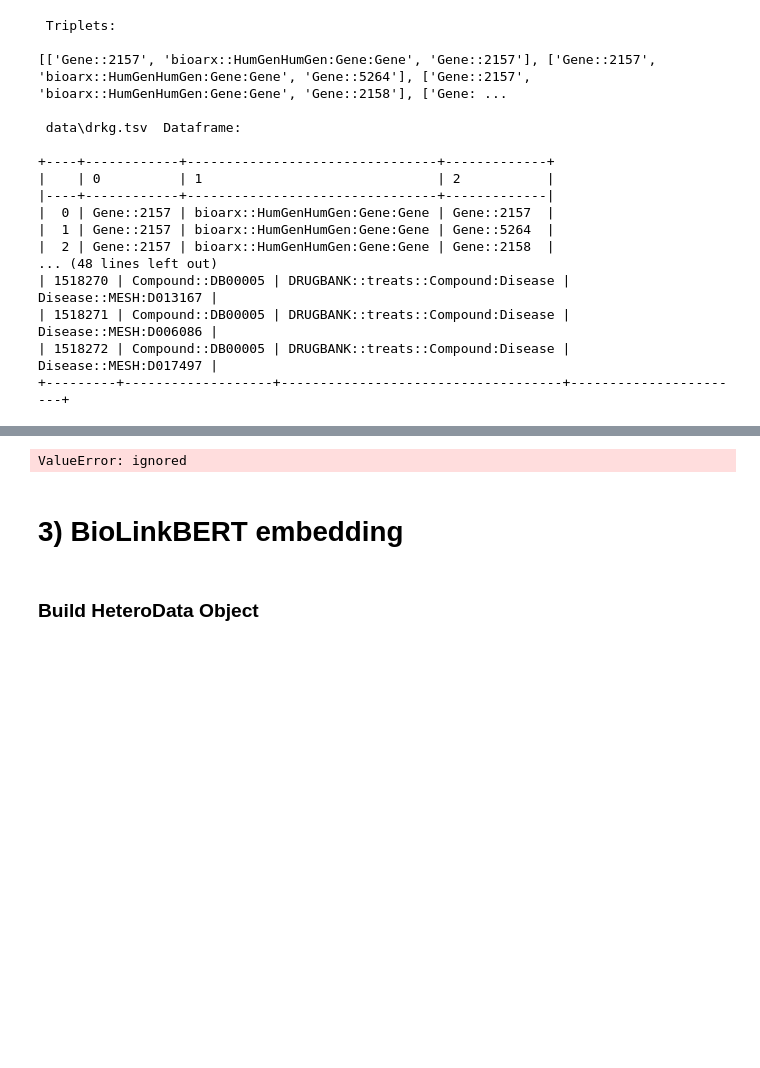
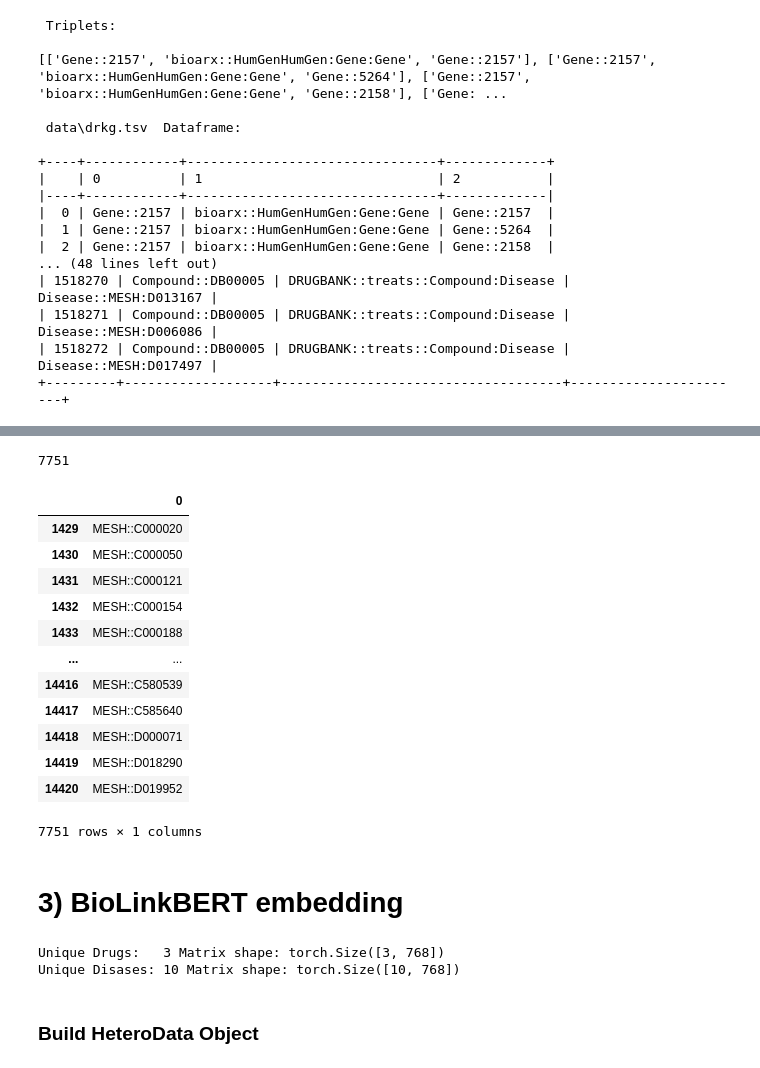
Before and after one commit to Ale9806/SIMPLLM, a Jupyter notebook: DRKG_mapping_with_BiolinkBERT.ipynb, the cells around one changed output, grey strips where cells are left out. Saved outputs shown, nothing was run; the diff lists cells and outputs as text; code cells hidden in the pictures; blank space fills up the shorter version.

```diff
--- a/DRKG_mapping_with_BiolinkBERT.ipynb
+++ b/DRKG_mapping_with_BiolinkBERT.ipynb
@@ -193,35 +195,48 @@ drkg_mesh_unique
 # %%
 drkg_untranslated = drkg_mesh_unique.copy()
-drkg_untranslated[[1,2]] = drkg_untranslated[0].str.split('::', expand=True)
+drkg_untranslated = drkg_untranslated[drkg_untranslated[0].str.startswith('MESH::')]
+print(len(drkg_untranslated))
+drkg_untranslated
 # %% [output]
-ValueError: ignored
+7751
+|  | 0 |
+| 1429 | MESH::C000020 |
+| 1430 | MESH::C000050 |
+| 1431 | MESH::C000121 |
+| 1432 | MESH::C000154 |
+| 1433 | MESH::C000188 |
+| ... | ... |
+| 14416 | MESH::C580539 |
+| 14417 | MESH::C585640 |
+| 14418 | MESH::D000071 |
+| 14419 | MESH::D018290 |
+| 14420 | MESH::D019952 |
+7751 rows × 1 columns
 # %% [markdown]
 # 3) BioLinkBERT embedding
 # %%
 from torch_geometric.data import HeteroData
-from transformers import AutoTokenizer, AutoModel
-
-
-
-#tokenizer = AutoTokenizer.from_pretrained('michiyasunaga/BioLinkBERT-base')
-#model     = AutoModel.from_pretrained('michiyasunaga/BioLinkBERT-base')
-
-
 from SIMP_LLM.llm_encode import EntityEncoder
 from SIMP_LLM.dataloader_mappings import create_mapping,create_edges
 
 
 ## Example of loading data without anything to encode
-rx_X,rx_mapping = create_mapping(rx_dx_subset[0].to_list(),encoder= EntityEncoder(),device="cpu") # Maps drugs to indices
-dx_X,dx_mapping = create_mapping(rx_dx_subset[2].to_list(),encoder= EntityEncoder(),device="cpu") # Maps drugs to indices
+device    = "cpu"
+Encoder  = EntityEncoder(device = device )
+
+rx_X,rx_mapping = create_mapping(rx_dx_subset[0].to_list(),encoder= Encoder ,device=device) # Maps drugs to indices
+dx_X,dx_mapping = create_mapping(rx_dx_subset[2].to_list(),encoder= Encoder ,device=device) # Maps drugs to indices
 
 ## As of now this only encodes 'Compound treats the disease', but  the idea is that this is used to encode every entity
-relationship_X,relationship_mapping = create_mapping(rx_dx_subset[1].to_list(),encoder= EntityEncoder(),device="cpu")
+relationship_X,relationship_mapping = create_mapping(rx_dx_subset[1].to_list(),encoder= Encoder ,device=device)
 ##
 
 print(f"Unique Drugs:   {len(rx_mapping)} Matrix shape: {rx_X.shape}")
 print(f"Unique Disases: {len(dx_mapping)} Matrix shape: {dx_X.shape }")
 relationship_feature = relationship_X[relationship_mapping['Compound treats the disease'],:].reshape(1,-1)
+# %% [output]
+Unique Drugs:   3 Matrix shape: torch.Size([3, 768])
+Unique Disases: 10 Matrix shape: torch.Size([10, 768])
 # %% [markdown]
 ### Build HeteroData Object
 # %%
```
Also changed, not shown: parts of 6 cells of this notebook, 1 other file.
